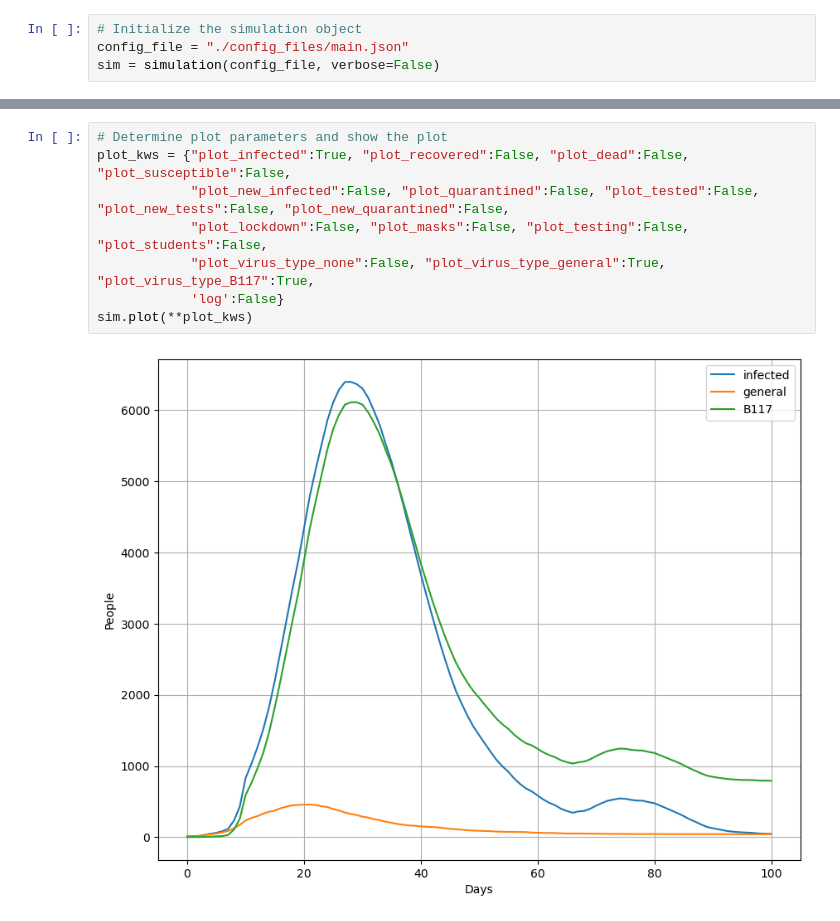
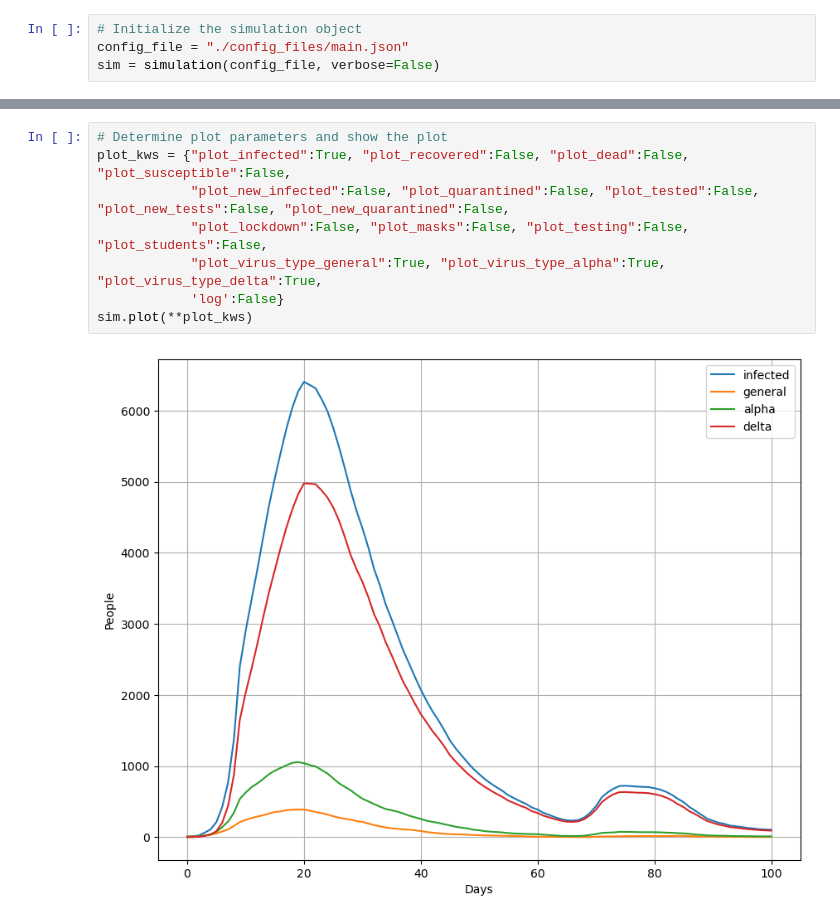
Before and after one commit to Queens-Physics/quaboom, a Jupyter notebook: RunEpidemicPlot.ipynb, the cells around one changed output, grey strips where cells are left out. Saved outputs shown, nothing was run; the diff lists cells and outputs as text.

```diff
--- a/RunEpidemicPlot.ipynb
+++ b/RunEpidemicPlot.ipynb
@@ -51,13 +51,13 @@ sim.plot(**plot_kws)
 # %%
 # Determine plot parameters and show the plot
 plot_kws = {"plot_infected":True, "plot_recovered":False, "plot_dead":False, "plot_susceptible":False,
             "plot_new_infected":False, "plot_quarantined":False, "plot_tested":False, "plot_new_tests":False, "plot_new_quarantined":False,
             "plot_lockdown":False, "plot_masks":False, "plot_testing":False, "plot_students":False,
-            "plot_virus_type_none":False, "plot_virus_type_general":True, "plot_virus_type_B117":True,
+            "plot_virus_type_general":True, "plot_virus_type_alpha":True, "plot_virus_type_delta":True,
             'log':False}
 sim.plot(**plot_kws)
 # %% [output]
-[figure, old version]
+[figure, new version]
 # %%
 # Example of how to access the raw data and convert to a pandas DataFrame.
 raw_data = sim.get_arrays()
```
Also changed, not shown: parts of 4 cells of this notebook, 4 other files.
